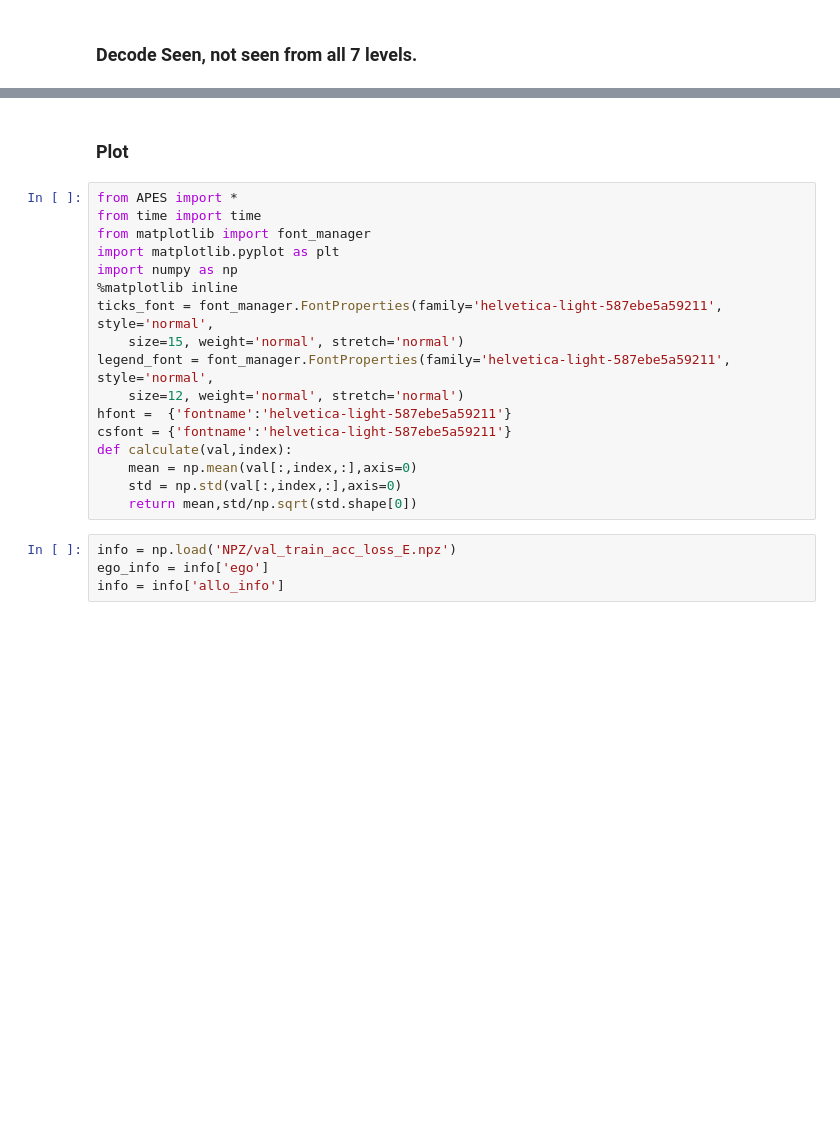
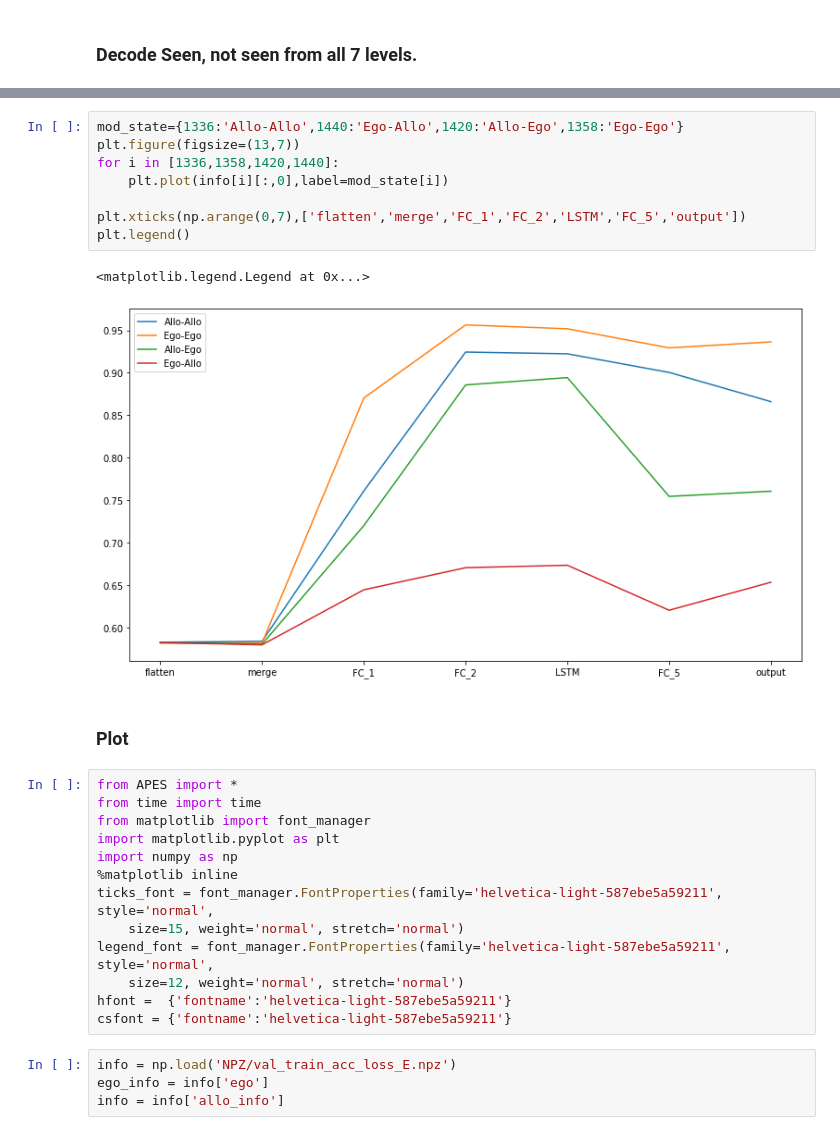
Before and after one commit to aqeel13932/APES_PT, a Jupyter notebook: Stage 1. Extract activations from models (Allo & Ego).ipynb, the cells around one changed output, grey strips where cells are left out. Cells and saved outputs as stored; diff of their text form; blank space fills up the shorter version.

```diff
--- a/Stage 1. Extract activations from models (Allo & Ego).ipynb
+++ b/Stage 1. Extract activations from models (Allo & Ego).ipynb
@@ -341,3 +468,14 @@ ________________________________________________________________________________
+# %%
+mod_state={1336:'Allo-Allo',1440:'Ego-Allo',1420:'Allo-Ego',1358:'Ego-Ego'}
+plt.figure(figsize=(13,7))
+for i in [1336,1358,1420,1440]:
+    plt.plot(info[i][:,0],label=mod_state[i])
+
+plt.xticks(np.arange(0,7),['flatten','merge','FC_1','FC_2','LSTM','FC_5','output'])
+plt.legend()
+# %% [output]
+<matplotlib.legend.Legend at 0x...>
+[figure, added]
 # %% [markdown]
 ### Plot
 # %%
@@ -353,10 +491,6 @@ legend_font = font_manager.FontProperties(family='helvetica-light-587ebe5a59211'
     size=12, weight='normal', stretch='normal')
 hfont =  {'fontname':'helvetica-light-587ebe5a59211'}
 csfont = {'fontname':'helvetica-light-587ebe5a59211'}
-def calculate(val,index):
-    mean = np.mean(val[:,index,:],axis=0)
-    std = np.std(val[:,index,:],axis=0)
-    return mean,std/np.sqrt(std.shape[0])
 # %%
 info = np.load('NPZ/val_train_acc_loss_E.npz')
 ego_info = info['ego']
```
Also changed, not shown: parts of 8 cells of this notebook, 2 other files.
